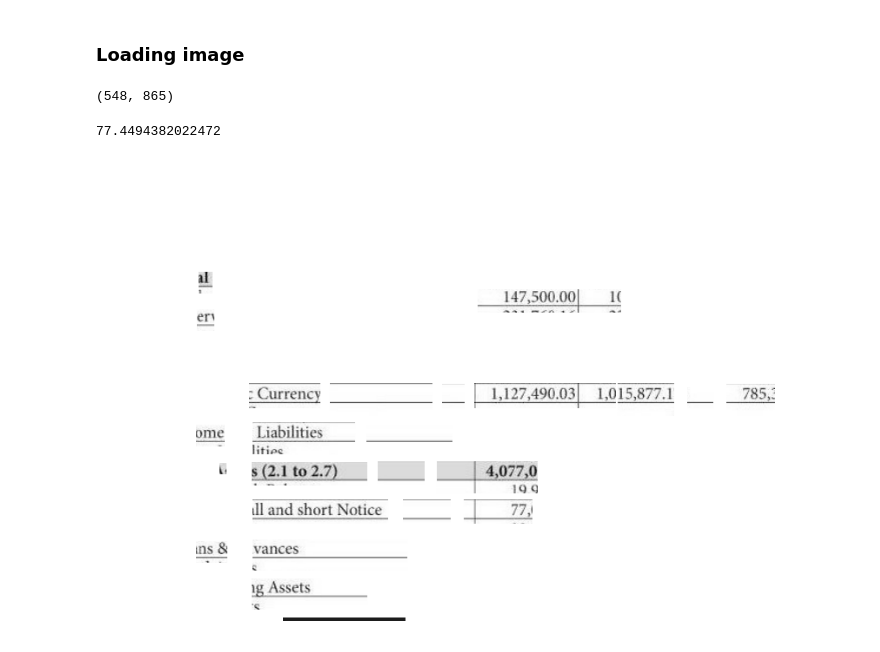
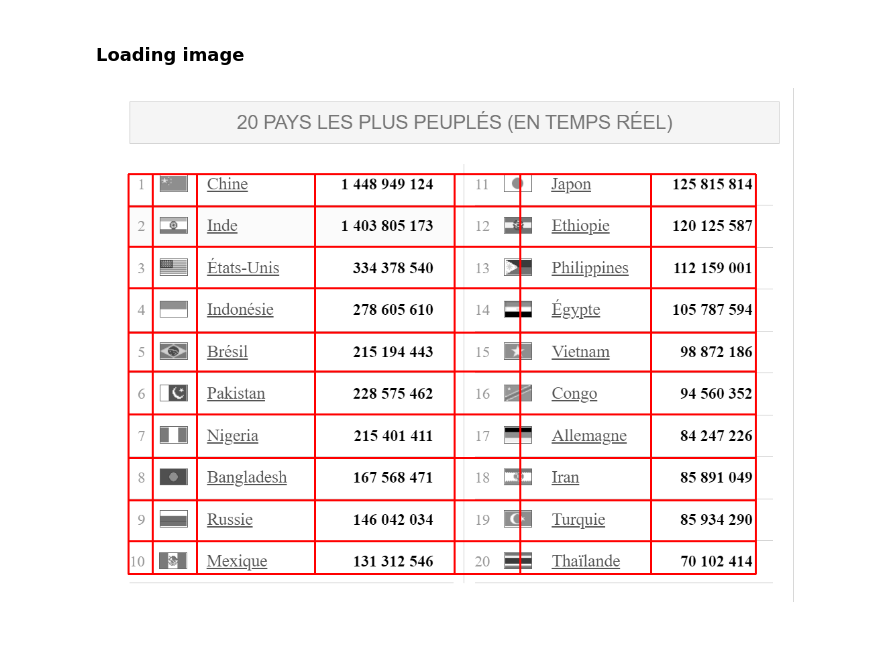
Before and after one commit to xavctn/img2table, a Jupyter notebook: examples/Test.ipynb, the cells around one changed output. Drawn from its saved outputs; the diff is of its cells as text; code cells hidden in the pictures.

```diff
--- a/examples/Test.ipynb
+++ b/examples/Test.ipynb
@@ -18,10 +17,9 @@ def get_color():
 # %% [markdown]
 ### Loading image
 # %%
-img = Image(r"C:\Users\xavca\Pictures\test_imgs\manu.png")
+img = Image(r"C:\Users\xavca\Pictures\test_2.png")
 ocr = TesseractOCR()
+
+ocr_df = ocr.of(img)
+
 img = list(img.images)[0]
-# %%
-img.shape
-# %% [output]
-(548, 865)
@@ -32,17 +26,14 @@ processed_img = cv2.resize(processed_img, (0,0), fx=2, fy=2)
-# %%
-import polars as pl
-
-hocr = ocr.hocr(processed_img)
-ocr_df = ocr.to_ocr_dataframe([hocr])
-
-print(ocr_df.df.collect().filter(pl.col('class') == "ocrx_word").select(pl.col('confidence')).mean().to_dicts()[0]['confidence'])
-# %% [output]
-77.4494382022472
-# %%
-from img2table.tables.processing.tables.implicit_rows import create_word_image
-
-word_img = create_word_image(img=img, ocr_df=ocr_df, min_confidence=50)
-
-PILImage.fromarray(word_img)
-# %% [output]
-[figure, removed]
+# %%
+tables = identify_borderless_tables(img=img, ocr_df=ocr_df)
+# %%
+display_img = cv2.cvtColor(img.copy(), cv2.COLOR_GRAY2RGB)
+
+for table in tables:
+    table.get_content(ocr_df=ocr_df)
+    for row in table.extracted_table.content.values():
+        for cell in row:
+            cv2.rectangle(display_img, (cell.bbox.x1, cell.bbox.y1), (cell.bbox.x2, cell.bbox.y2), (255, 0, 0), 2)
+
+PILImage.fromarray(display_img)
+# %% [output]
+[figure, added]
```
Also changed, not shown: parts of 3 cells of this notebook, 7 other files.
